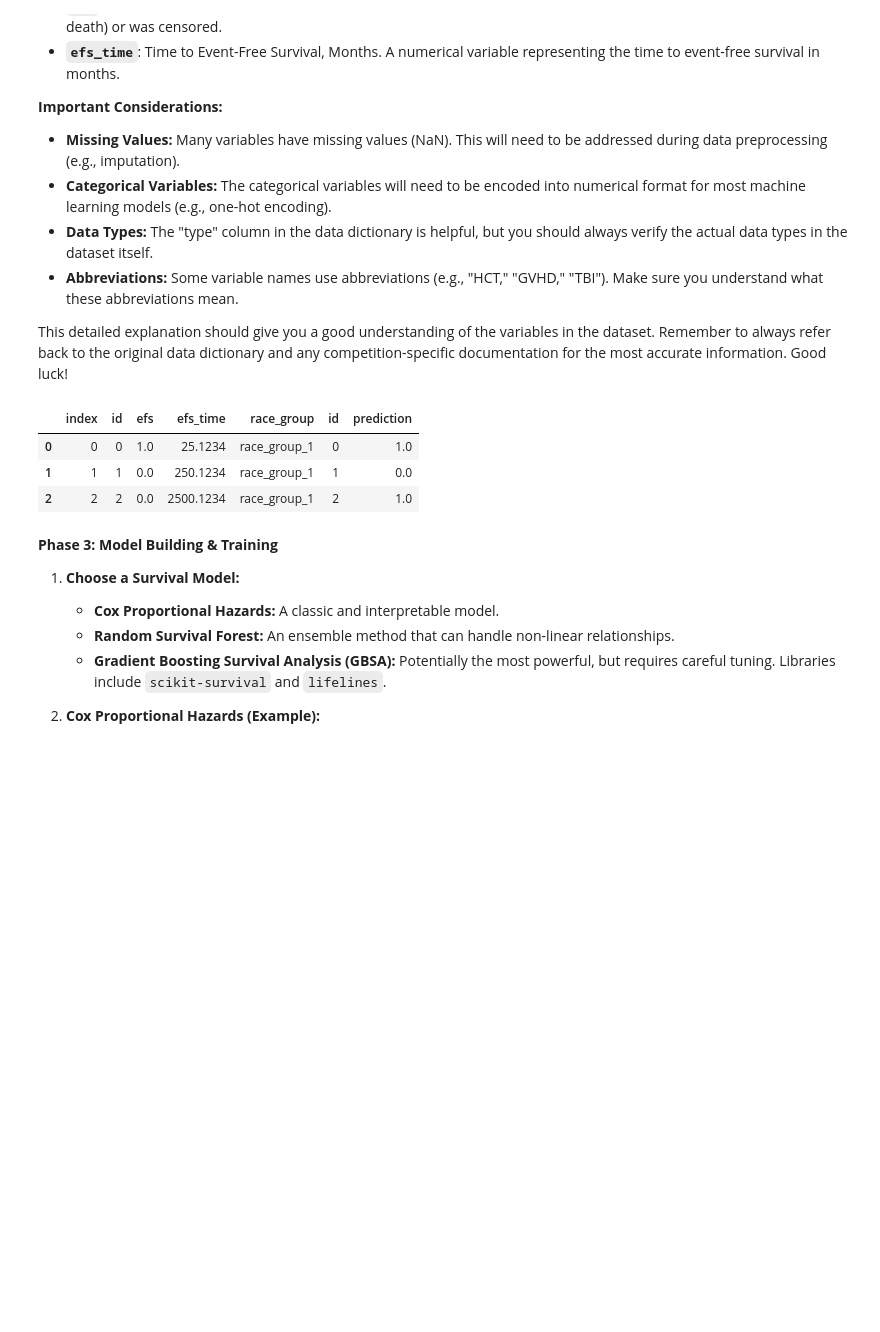
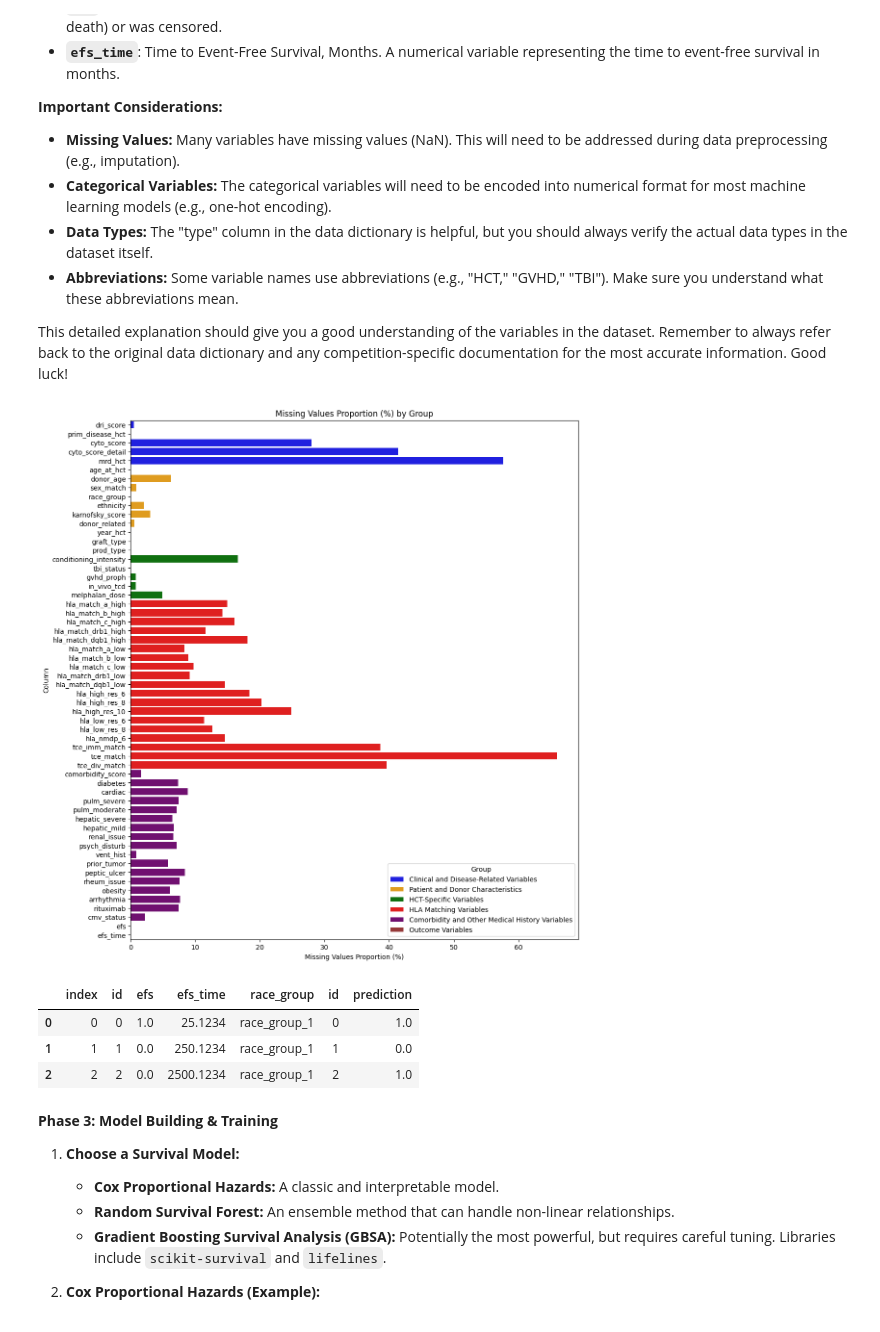
Before and after one commit to SangGold97/HCT, a Jupyter notebook: EDA.ipynb, the cells around one changed output. Drawn from its saved outputs; the diff is of its cells as text; code cells hidden in the pictures; blank space fills up the shorter version.

```diff
--- a/EDA.ipynb
+++ b/EDA.ipynb
@@ -129,33 +129,69 @@ This detailed explanation should give you a good understanding of the variables
 *   **`comorbidity_score`**: Sorror Comorbidity Score. A numerical score representing the patient's overall comorbidity burden.
 *   **`diabetes`**: Diabetes. A categorical variable indicating whether the patient has diabetes.
 *   **`cardiac`**: Cardiac. A categorical variable indicating whether the patient has cardiac issues.
 *   **`pulm_severe`**: Pulmonary, Severe. A categorical variable indicating whether the patient has severe pulmonary issues.
 *   **`pulm_moderate`**: Pulmonary, Moderate. A categorical variable indicating whether the patient has moderate pulmonary issues.
 *   **`hepatic_severe`**: Hepatic, Moderate / Severe. A categorical variable indicating whether the patient has moderate or severe hepatic issues.
 *   **`hepatic_mild`**: Hepatic, Mild. A categorical variable indicating whether the patient has mild hepatic issues.
 *   **`renal_issue`**: Renal, Moderate / Severe. A categorical variable indicating whether the patient has moderate or severe renal issues.
 *   **`psych_disturb`**: Psychiatric Disturbance. A categorical variable indicating whether the patient has a psychiatric disturbance.
 *   **`vent_hist`**: History of Mechanical Ventilation. A categorical variable indicating whether the patient has a history of mechanical ventilation.
 *   **`prior_tumor`**: Solid Tumor, Prior. A categorical variable indicating whether the patient has a history of solid tumors.
 *   **`peptic_ulcer`**: Peptic Ulcer. A categorical variable indicating whether the patient has a peptic ulcer.
 *   **`rheum_issue`**: Rheumatologic. A categorical variable indicating whether the patient has rheumatologic issues.
 *   **`obesity`**: Obesity. A categorical variable indicating whether the patient is obese.
 *   **`arrhythmia`**: Arrhythmia. A categorical variable indicating whether the patient has arrhythmia.
 *   **`rituximab`**: Rituximab Given in Conditioning. A categorical variable indicating whether rituximab was given as part of the conditioning regimen.
 *   **`cmv_status`**: Donor/Recipient CMV Serostatus. A categorical variable indicating the Cytomegalovirus (CMV) serostatus of the donor and recipient.
 
 **Outcome Variables:**
 
 *   **`efs`**: Event-Free Survival. A categorical variable indicating whether the patient experienced an event (e.g., relapse, death) or was censored.
 *   **`efs_time`**: Time to Event-Free Survival, Months. A numerical variable representing the time to event-free survival in months.
 """
 
 clinical_vars = ['dri_score', 'prim_disease_hct', 'cyto_score', 'cyto_score_detail', 'mrd_hct']
 patient_donor_vars = ['age_at_hct', 'donor_age', 'sex_match', 'race_group', 'ethnicity', 'karnofsky_score', 'donor_related']
 hct_vars = ['year_hct', 'graft_type', 'prod_type', 'conditioning_intensity', 'tbi_status', 'gvhd_proph', 'in_vivo_tcd', 'melphalan_dose']
 hla_vars = ['hla_match_a_high', 'hla_match_b_high', 'hla_match_c_high', 'hla_match_drb1_high', 'hla_match_dqb1_high', 'hla_match_a_low', 'hla_match_b_low', 'hla_match_c_low', 'hla_match_drb1_low', 'hla_match_dqb1_low', 'hla_high_res_6', 'hla_high_res_8', 'hla_high_res_10', 'hla_low_res_6', 'hla_low_res_8', 'hla_nmdp_6', 'tce_imm_match', 'tce_match', 'tce_div_match']
 comorbidity_vars = ['comorbidity_score', 'diabetes', 'cardiac', 'pulm_severe', 'pulm_moderate', 'hepatic_severe', 'hepatic_mild', 'renal_issue', 'psych_disturb', 'vent_hist', 'prior_tumor', 'peptic_ulcer', 'rheum_issue', 'obesity', 'arrhythmia', 'rituximab', 'cmv_status']
 outcome_vars = ['efs', 'efs_time']
+
+all_cols = clinical_vars + patient_donor_vars + hct_vars + hla_vars + comorbidity_vars + outcome_vars
+groups = ['Clinical and Disease-Related Variables'] * len(clinical_vars) + \
+        ['Patient and Donor Characteristics'] * len(patient_donor_vars) + \
+        ['HCT-Specific Variables'] * len(hct_vars) + \
+        ['HLA Matching Variables'] * len(hla_vars) + \
+        ['Comorbidity and Other Medical History Variables'] * len(comorbidity_vars) + \
+        ['Outcome Variables'] * len(outcome_vars)
+all_cols_groups = pd.DataFrame({'Column': all_cols, 'Group': groups})
+
+# Create a dataframe with all_cols, group corresponding columns, missing values proportion (%)
+df = pd.read_csv('train.csv')
+missing_values = df.isnull().mean().round(4) * 100
+
+missing_values_df = missing_values.reset_index()
+missing_values_df.columns = ['Column', 'Missing_Percentage']
+
+missing_values_df = all_cols_groups.merge(missing_values_df, on='Column', how='left')
+
+# Set colors for the groups
+colors = {'Clinical and Disease-Related Variables': 'blue',
+          'Patient and Donor Characteristics': 'orange',
+          'HCT-Specific Variables': 'green',
+          'HLA Matching Variables': 'red',
+          'Comorbidity and Other Medical History Variables': 'purple',
+          'Outcome Variables': 'brown'}
+
+# Plot barplot with missing values proportion for each column, grouped by the group
+plt.figure(figsize=(12, 14))
+plt.title('Missing Values Proportion (%) by Group')
+sns.barplot(x='Missing_Percentage', y='Column', data=missing_values_df, hue='Group', palette=colors)
+plt.xlabel('Missing Values Proportion (%)')
+plt.ylabel('Column')
+plt.show()
+# %% [output]
+[figure, added]
 # %%
 import pandas as pd
 import pandas.api.types
```
